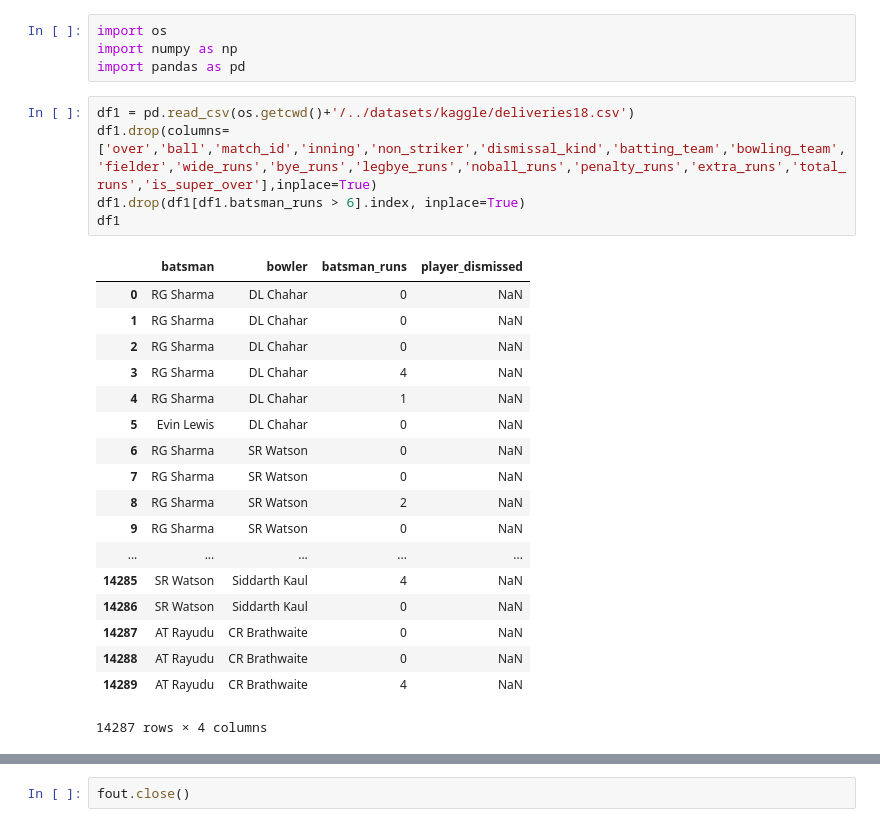
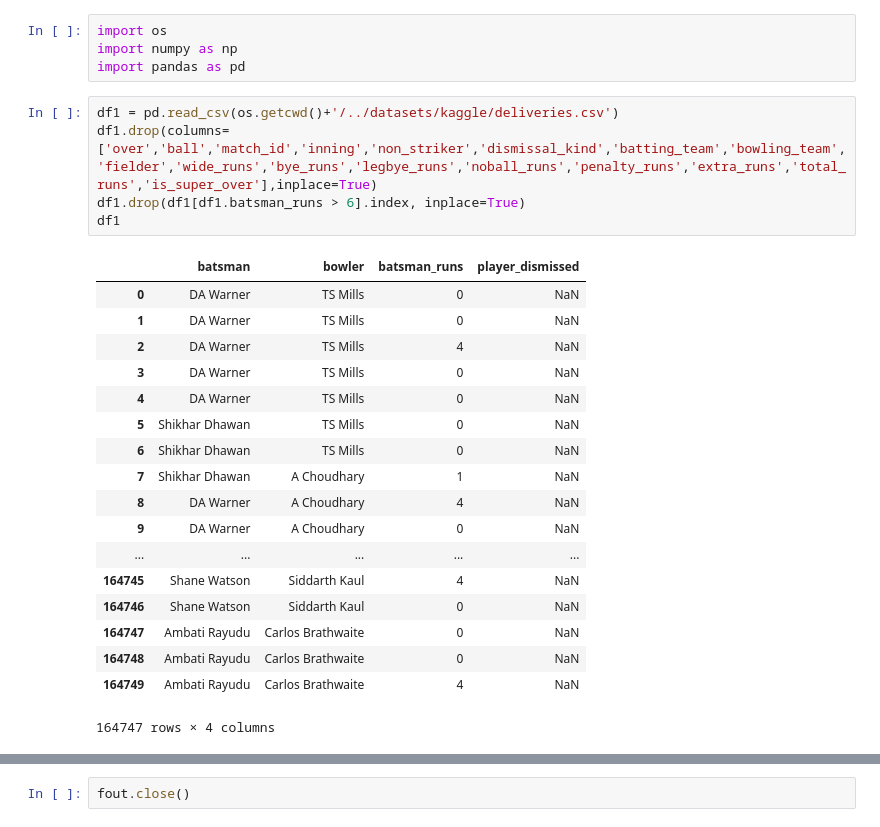
Before and after one commit to mayankmetha/ipl-2k19-prediction, a Jupyter notebook: pvp/runsTable.ipynb, the cells around one changed output, grey strips where cells are left out. Drawn from its saved outputs; the diff is of its cells as text.

```diff
--- a/pvp/runsTable.ipynb
+++ b/pvp/runsTable.ipynb
@@ -3,28 +3,28 @@ import os
 import numpy as np
 import pandas as pd
 # %%
-df1 = pd.read_csv(os.getcwd()+'/../datasets/kaggle/deliveries18.csv')
+df1 = pd.read_csv(os.getcwd()+'/../datasets/kaggle/deliveries.csv')
 df1.drop(columns=['over','ball','match_id','inning','non_striker','dismissal_kind','batting_team','bowling_team','fielder','wide_runs','bye_runs','legbye_runs','noball_runs','penalty_runs','extra_runs','total_runs','is_super_over'],inplace=True)
 df1.drop(df1[df1.batsman_runs > 6].index, inplace=True)
 df1
 # %% [output]
 |  | batsman | bowler | batsman_runs | player_dismissed |
-| 0 | RG Sharma | DL Chahar | 0 | NaN |
-| 1 | RG Sharma | DL Chahar | 0 | NaN |
-| 2 | RG Sharma | DL Chahar | 0 | NaN |
-| 3 | RG Sharma | DL Chahar | 4 | NaN |
-| 4 | RG Sharma | DL Chahar | 1 | NaN |
-| 5 | Evin Lewis | DL Chahar | 0 | NaN |
-| 6 | RG Sharma | SR Watson | 0 | NaN |
-| 7 | RG Sharma | SR Watson | 0 | NaN |
-| 8 | RG Sharma | SR Watson | 2 | NaN |
-| 9 | RG Sharma | SR Watson | 0 | NaN |
+| 0 | DA Warner | TS Mills | 0 | NaN |
+| 1 | DA Warner | TS Mills | 0 | NaN |
+| 2 | DA Warner | TS Mills | 4 | NaN |
+| 3 | DA Warner | TS Mills | 0 | NaN |
+| 4 | DA Warner | TS Mills | 0 | NaN |
+| 5 | Shikhar Dhawan | TS Mills | 0 | NaN |
+| 6 | Shikhar Dhawan | TS Mills | 0 | NaN |
+| 7 | Shikhar Dhawan | A Choudhary | 1 | NaN |
+| 8 | DA Warner | A Choudhary | 4 | NaN |
+| 9 | DA Warner | A Choudhary | 0 | NaN |
 | ... | ... | ... | ... | ... |
-| 14285 | SR Watson | Siddarth Kaul | 4 | NaN |
-| 14286 | SR Watson | Siddarth Kaul | 0 | NaN |
-| 14287 | AT Rayudu | CR Brathwaite | 0 | NaN |
-| 14288 | AT Rayudu | CR Brathwaite | 0 | NaN |
-| 14289 | AT Rayudu | CR Brathwaite | 4 | NaN |
+| 164745 | Shane Watson | Siddarth Kaul | 4 | NaN |
+| 164746 | Shane Watson | Siddarth Kaul | 0 | NaN |
+| 164747 | Ambati Rayudu | Carlos Brathwaite | 0 | NaN |
+| 164748 | Ambati Rayudu | Carlos Brathwaite | 0 | NaN |
+| 164749 | Ambati Rayudu | Carlos Brathwaite | 4 | NaN |
-14287 rows × 4 columns
+164747 rows × 4 columns
 # %%
 columns=['batsmen','bowler','0s','1s','2s','3s','4s','5s','6s','balls','wickets']
```
Also changed, not shown: parts of 2 cells of this notebook, 7 other files.
